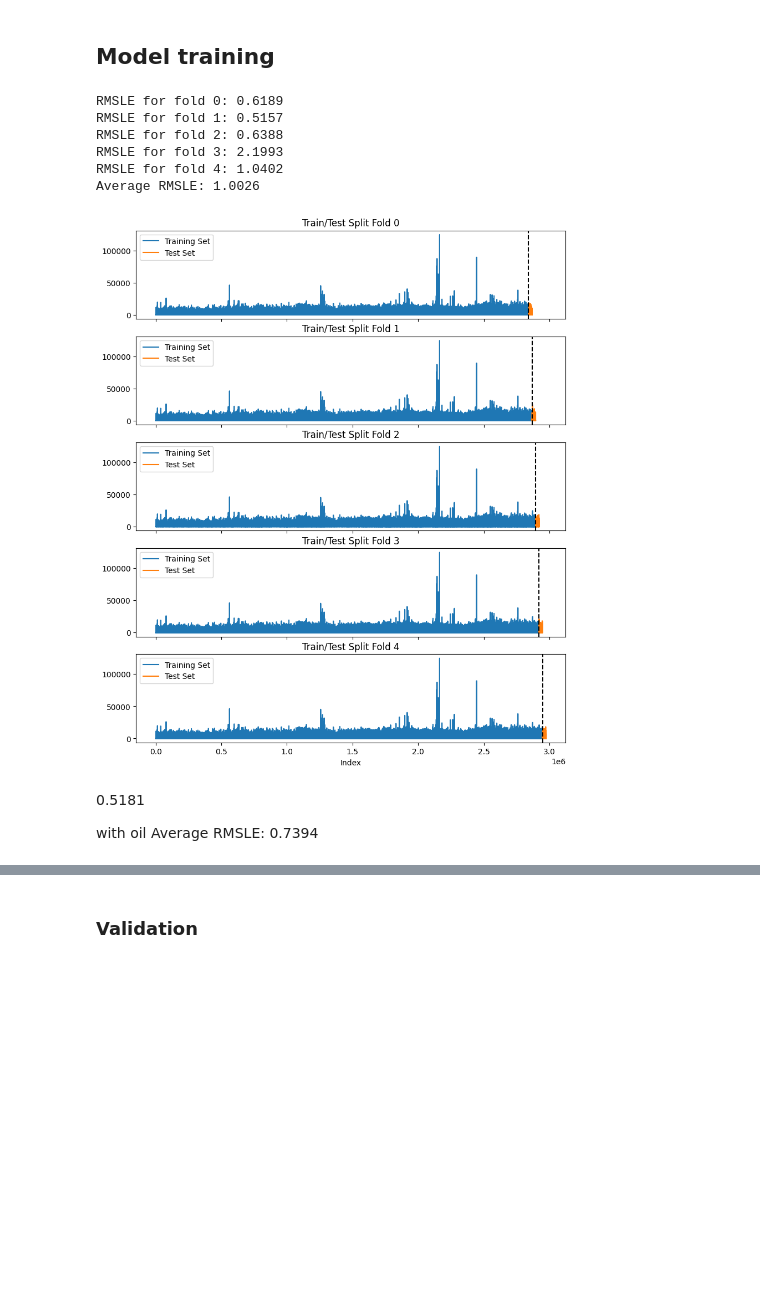
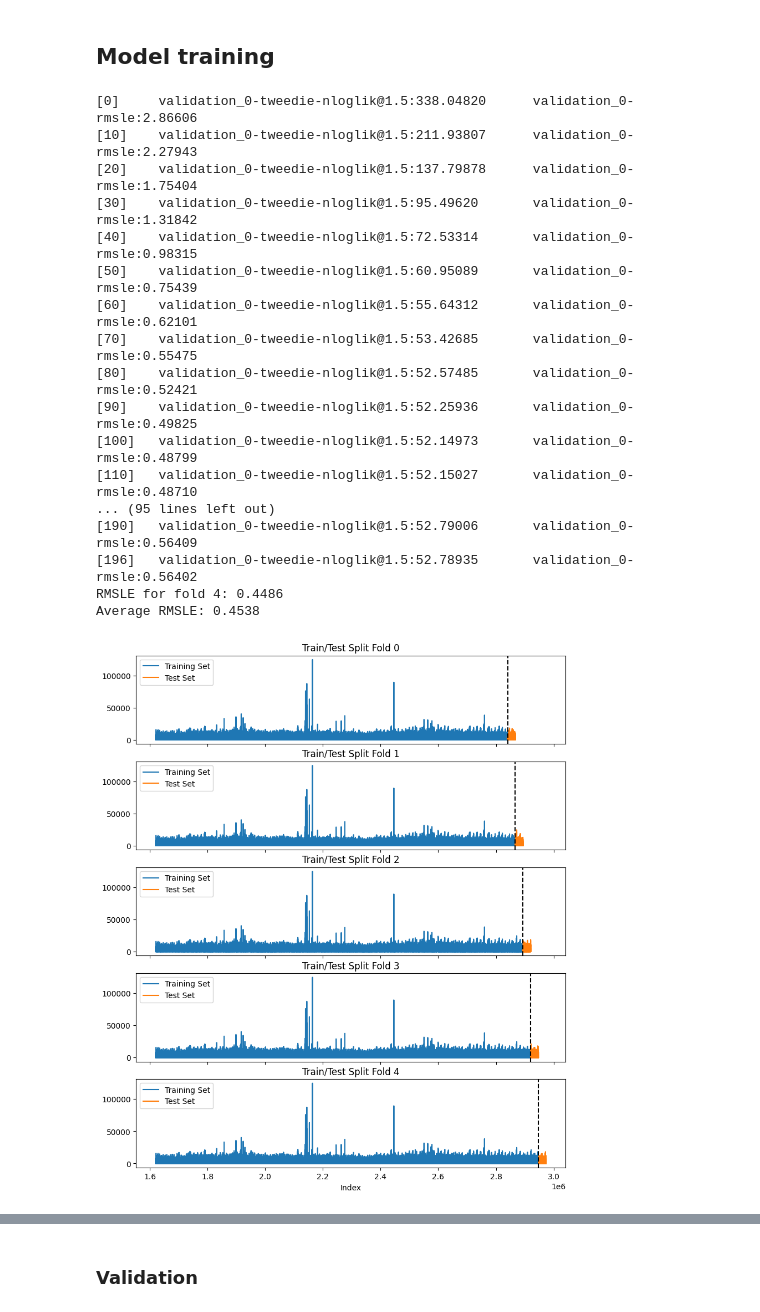
Before and after one commit to Milloz-dev/StoreSales-TimeSeriesForecasting, a Jupyter notebook: main.ipynb, the cells around one changed output, grey strips where cells are left out. Drawn from its saved outputs; the diff is of its cells as text; code cells hidden in the pictures; blank space fills up the shorter version.

```diff
--- a/main.ipynb
+++ b/main.ipynb
@@ -589,62 +344,97 @@ KeyError: 'type'
 ### Create pipeline
 # %%
 CATEGORICAL_FEATURES = ["family", "city", "state", "type"]
-CONTINOUS_FEATURES = []
+CONTINOUS_FEATURES = ["dcoilwtico"]
 
 # Create a pipeline for categorical features
 cat_pipeline = make_pipeline(
     SimpleImputer(strategy="most_frequent"), OneHotEncoder(handle_unknown="ignore", sparse_output=False)
 )
 
+# Create a pipeline for continous features
+cont_pipeline = make_pipeline(SimpleImputer(strategy="mean"), StandardScaler())
+
 # Create the preprocessor
 preprocessor = ColumnTransformer(
-    transformers=[("cat", cat_pipeline, CATEGORICAL_FEATURES)], remainder="passthrough", force_int_remainder_cols=False
+    transformers=[("cat", cat_pipeline, CATEGORICAL_FEATURES), ("cont", cont_pipeline, CONTINOUS_FEATURES)],
+    remainder="passthrough",
+    force_int_remainder_cols=False,
 )
 
-# Create the model
-model = xgb.XGBRegressor(objective="reg:tweedie", random_state=0)
 
-# Create the final pipeline
-pipeline = Pipeline([("preprocessor", preprocessor), ("model", model)])
+def rmsle(y_true, y_pred):
+    return root_mean_squared_log_error(y_true, y_pred)
+
+
+# Create the training model
+train_model = xgb.XGBRegressor(
+    objective="reg:tweedie",
+    n_estimators=500,
+    early_stopping_rounds=50,
+    learning_rate=0.05,
+    max_depth=10,
+    random_state=0,
+    eval_metric=rmsle,
+)
+
+# Create the training pipeline
+train_pipeline = Pipeline([("preprocessor", preprocessor), ("model", train_model)])
 # %% [markdown]
 ## Model training
 # %%
 # Test size is 15 days
 tss = TimeSeriesSplit(n_splits=5, test_size=33 * 54 * 15)
 scores = []
 fig, axes = plt.subplots(5, 1, figsize=(10, 12), sharex=True)
+
+preprocessor.fit(X_train)
 
 for fold, (train_index, test_index) in enumerate(tss.split(X_train)):
     X_train_cv, X_test_cv = X_train.iloc[train_index], X_train.iloc[test_index]
     y_train_cv, y_test_cv = y_train.iloc[train_index], y_train.iloc[test_index]
 
     axes[fold].plot(y_train_cv, label="Training Set")
     axes[fold].plot(y_test_cv, label="Test Set")
     axes[fold].axvline(y_test_cv.index.min(), color="black", ls="--")
     axes[fold].legend()
     axes[fold].set_title(f"Train/Test Split Fold {fold}")
 
-    pipeline.fit(X_train_cv, y_train_cv)
-    y_pred = pipeline.predict(X_test_cv)
+    X_train_cv_transformed = preprocessor.transform(X_train_cv)
+    X_test_cv_transformed = preprocessor.transform(X_test_cv)
+
+    train_pipeline.named_steps["model"].fit(
+        X_train_cv_transformed, y_train_cv, eval_set=[(X_test_cv_transformed, y_test_cv)], verbose=10
+    )
+    y_pred = train_pipeline.predict(X_test_cv)
 
     score = root_mean_squared_log_error(y_test_cv, y_pred)
     scores.append(score)
     print(f"RMSLE for fold {fold}: {score:.4f}")
+
+    # Clear memory
+    del X_train_cv, X_test_cv, y_train_cv, y_test_cv, X_train_cv_transformed, X_test_cv_transformed, y_pred
 
 average_score = np.mean(scores)
 print(f"Average RMSLE: {average_score:.4f}")
 
 plt.xlabel("Index")
 plt.show()
 # %% [output]
-RMSLE for fold 0: 0.6189
-RMSLE for fold 1: 0.5157
-RMSLE for fold 2: 0.6388
-RMSLE for fold 3: 2.1993
-RMSLE for fold 4: 1.0402
-Average RMSLE: 1.0026
+[0]     validation_0-tweedie-nloglik@1.5:338.04820      validation_0-rmsle:2.86606
+[10]    validation_0-tweedie-nloglik@1.5:211.93807      validation_0-rmsle:2.27943
+[20]    validation_0-tweedie-nloglik@1.5:137.79878      validation_0-rmsle:1.75404
+[30]    validation_0-tweedie-nloglik@1.5:95.49620       validation_0-rmsle:1.31842
+[40]    validation_0-tweedie-nloglik@1.5:72.53314       validation_0-rmsle:0.98315
+[50]    validation_0-tweedie-nloglik@1.5:60.95089       validation_0-rmsle:0.75439
+[60]    validation_0-tweedie-nloglik@1.5:55.64312       validation_0-rmsle:0.62101
+[70]    validation_0-tweedie-nloglik@1.5:53.42685       validation_0-rmsle:0.55475
+[80]    validation_0-tweedie-nloglik@1.5:52.57485       validation_0-rmsle:0.52421
+[90]    validation_0-tweedie-nloglik@1.5:52.25936       validation_0-rmsle:0.49825
+[100]   validation_0-tweedie-nloglik@1.5:52.14973       validation_0-rmsle:0.48799
+[110]   validation_0-tweedie-nloglik@1.5:52.15027       validation_0-rmsle:0.48710
+... (95 lines left out)
+[190]   validation_0-tweedie-nloglik@1.5:52.79006       validation_0-rmsle:0.56409
+[196]   validation_0-tweedie-nloglik@1.5:52.78935       validation_0-rmsle:0.56402
+RMSLE for fold 4: 0.4486
+Average RMSLE: 0.4538
-[figure, old version]
+[figure, new version]
-# %% [markdown]
-0.5181
-
-with oil Average RMSLE: 0.7394
```
Also changed, not shown: parts of 44 cells of this notebook.
